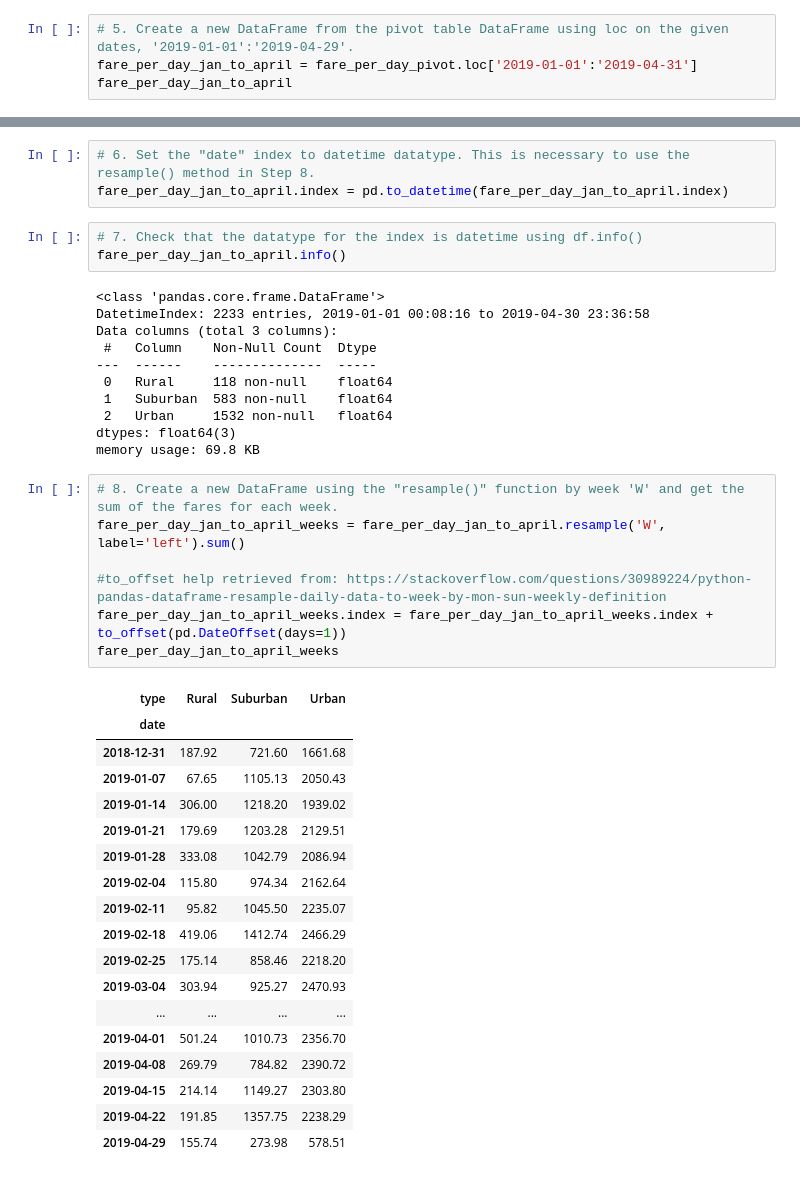
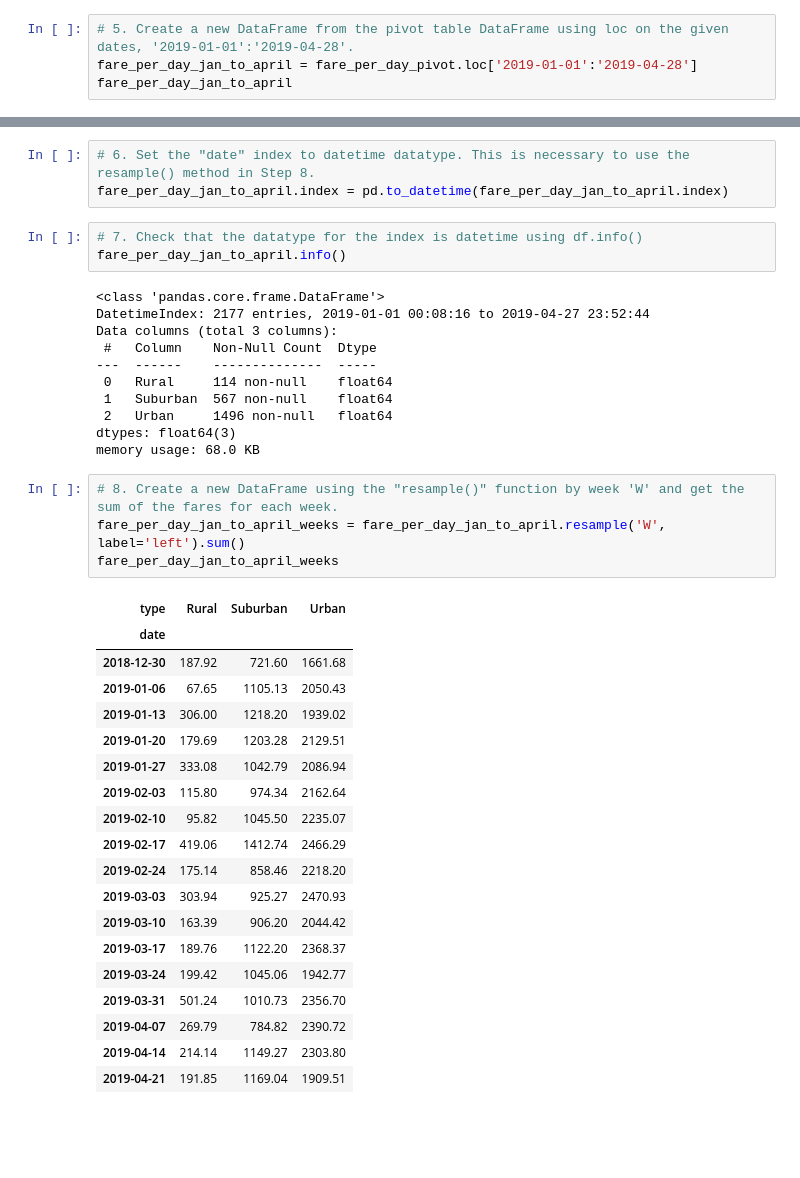
Before and after one commit to MitchellGleason/PyBer-Analysis, a Jupyter notebook: PyBer_Challenge.ipynb, the cells around one changed output, grey strips where cells are left out. Cells and saved outputs as stored; diff of their text form; blank space fills up the shorter version.

```diff
--- a/PyBer_Challenge.ipynb
+++ b/PyBer_Challenge.ipynb
@@ -199,8 +214,8 @@ fare_per_day_pivot
 | 2019-05-08 13:10:18 | NaN | NaN | 18.04 |
 2375 rows × 3 columns
 # %%
-# 5. Create a new DataFrame from the pivot table DataFrame using loc on the given dates, '2019-01-01':'2019-04-29'.
-fare_per_day_jan_to_april = fare_per_day_pivot.loc['2019-01-01':'2019-04-31']
+# 5. Create a new DataFrame from the pivot table DataFrame using loc on the given dates, '2019-01-01':'2019-04-28'.
+fare_per_day_jan_to_april = fare_per_day_pivot.loc['2019-01-01':'2019-04-28']
 fare_per_day_jan_to_april
 # %% [output]
 | type | Rural | Suburban | Urban |
@@ -225,40 +240,38 @@ fare_per_day_jan_to_april.index = pd.to_datetime(fare_per_day_jan_to_april.index
 fare_per_day_jan_to_april.info()
 # %% [output]
 <class 'pandas.core.frame.DataFrame'>
-DatetimeIndex: 2233 entries, 2019-01-01 00:08:16 to 2019-04-30 23:36:58
+DatetimeIndex: 2177 entries, 2019-01-01 00:08:16 to 2019-04-27 23:52:44
 Data columns (total 3 columns):
  #   Column    Non-Null Count  Dtype
 ---  ------    --------------  -----
- 0   Rural     118 non-null    float64
- 1   Suburban  583 non-null    float64
- 2   Urban     1532 non-null   float64
+ 0   Rural     114 non-null    float64
+ 1   Suburban  567 non-null    float64
+ 2   Urban     1496 non-null   float64
 dtypes: float64(3)
-memory usage: 69.8 KB
+memory usage: 68.0 KB
 # %%
 # 8. Create a new DataFrame using the "resample()" function by week 'W' and get the sum of the fares for each week.
 fare_per_day_jan_to_april_weeks = fare_per_day_jan_to_april.resample('W', label='left').sum()
-
-#to_offset help retrieved from: https://stackoverflow.com/questions/30989224/python-pandas-dataframe-resample-daily-data-to-week-by-mon-sun-weekly-definition
-fare_per_day_jan_to_april_weeks.index = fare_per_day_jan_to_april_weeks.index + to_offset(pd.DateOffset(days=1))
 fare_per_day_jan_to_april_weeks
 # %% [output]
 | type | Rural | Suburban | Urban |
 | date |  |  |  |
-| 2018-12-31 | 187.92 | 721.60 | 1661.68 |
-| 2019-01-07 | 67.65 | 1105.13 | 2050.43 |
-| 2019-01-14 | 306.00 | 1218.20 | 1939.02 |
-| 2019-01-21 | 179.69 | 1203.28 | 2129.51 |
-| 2019-01-28 | 333.08 | 1042.79 | 2086.94 |
-| 2019-02-04 | 115.80 | 974.34 | 2162.64 |
-| 2019-02-11 | 95.82 | 1045.50 | 2235.07 |
-| 2019-02-18 | 419.06 | 1412.74 | 2466.29 |
-| 2019-02-25 | 175.14 | 858.46 | 2218.20 |
-| 2019-03-04 | 303.94 | 925.27 | 2470.93 |
-| ... | ... | ... | ... |
-| 2019-04-01 | 501.24 | 1010.73 | 2356.70 |
-| 2019-04-08 | 269.79 | 784.82 | 2390.72 |
-| 2019-04-15 | 214.14 | 1149.27 | 2303.80 |
-| 2019-04-22 | 191.85 | 1357.75 | 2238.29 |
-| 2019-04-29 | 155.74 | 273.98 | 578.51 |
+| 2018-12-30 | 187.92 | 721.60 | 1661.68 |
+| 2019-01-06 | 67.65 | 1105.13 | 2050.43 |
+| 2019-01-13 | 306.00 | 1218.20 | 1939.02 |
+| 2019-01-20 | 179.69 | 1203.28 | 2129.51 |
+| 2019-01-27 | 333.08 | 1042.79 | 2086.94 |
+| 2019-02-03 | 115.80 | 974.34 | 2162.64 |
+| 2019-02-10 | 95.82 | 1045.50 | 2235.07 |
+| 2019-02-17 | 419.06 | 1412.74 | 2466.29 |
+| 2019-02-24 | 175.14 | 858.46 | 2218.20 |
+| 2019-03-03 | 303.94 | 925.27 | 2470.93 |
+| 2019-03-10 | 163.39 | 906.20 | 2044.42 |
+| 2019-03-17 | 189.76 | 1122.20 | 2368.37 |
+| 2019-03-24 | 199.42 | 1045.06 | 1942.77 |
+| 2019-03-31 | 501.24 | 1010.73 | 2356.70 |
+| 2019-04-07 | 269.79 | 784.82 | 2390.72 |
+| 2019-04-14 | 214.14 | 1149.27 | 2303.80 |
+| 2019-04-21 | 191.85 | 1169.04 | 1909.51 |
 # %%
 # 8. Using the object-oriented interface method, plot the resample DataFrame using the df.plot() function.
```
Also changed, not shown: parts of 7 cells of this notebook, 2 other files.
